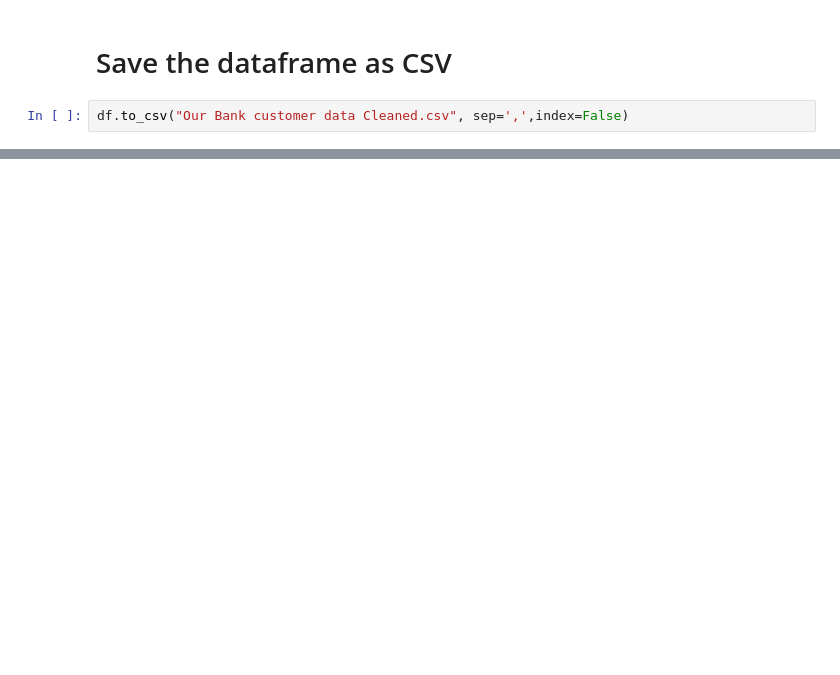
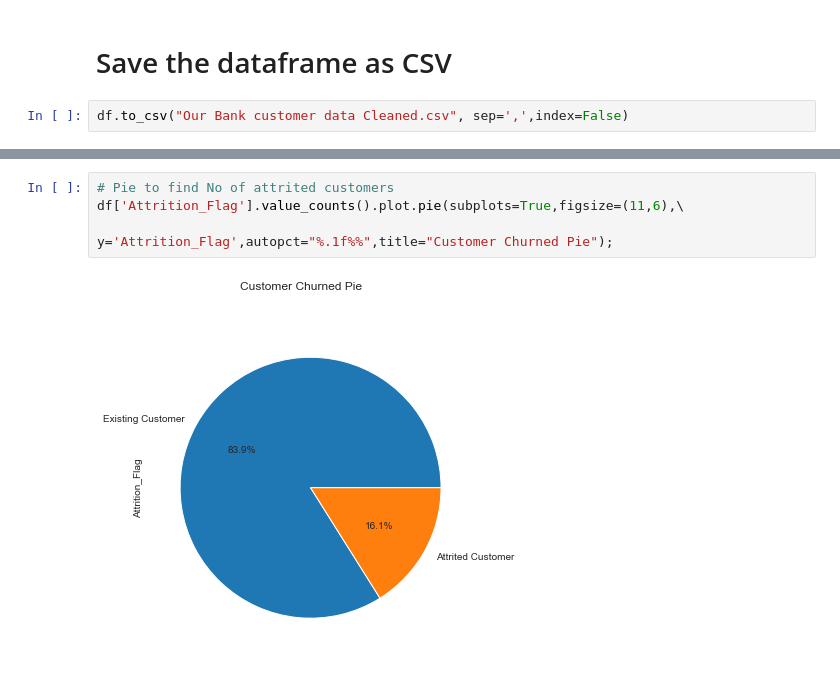
Before and after one commit to pallavi-dalvi/ourbank-customer-churn, a Jupyter notebook: Our Bank Data Set.ipynb, the cells around one changed output, grey strips where cells are left out. Drawn from its saved outputs; the diff is of its cells as text; blank space fills up the shorter version.

```diff
--- a/Our Bank Data Set.ipynb
+++ b/Our Bank Data Set.ipynb
@@ -453,0 +342,6 @@ df.to_csv("Our Bank customer data Cleaned.csv", sep=',',index=False)
+# %%
+# Pie to find No of attrited customers
+df['Attrition_Flag'].value_counts().plot.pie(subplots=True,figsize=(11,6),\
+                                             y='Attrition_Flag',autopct="%.1f%%",title="Customer Churned Pie");
+# %% [output]
+[figure, added]
```
Also changed, not shown: parts of 59 cells of this notebook.
